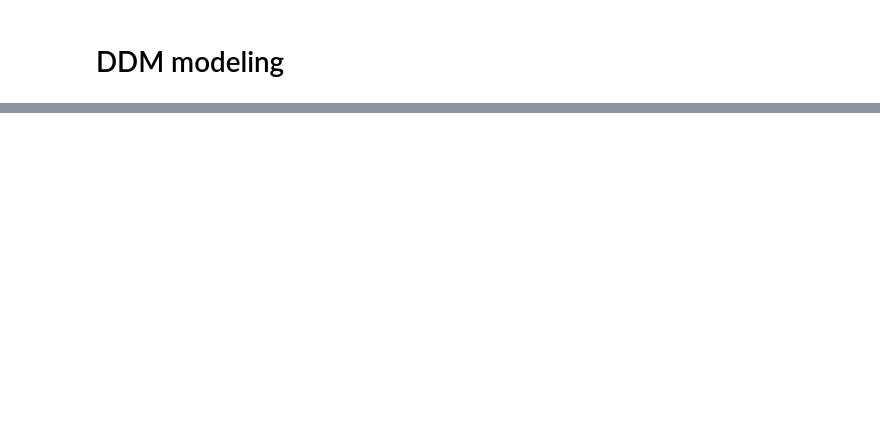
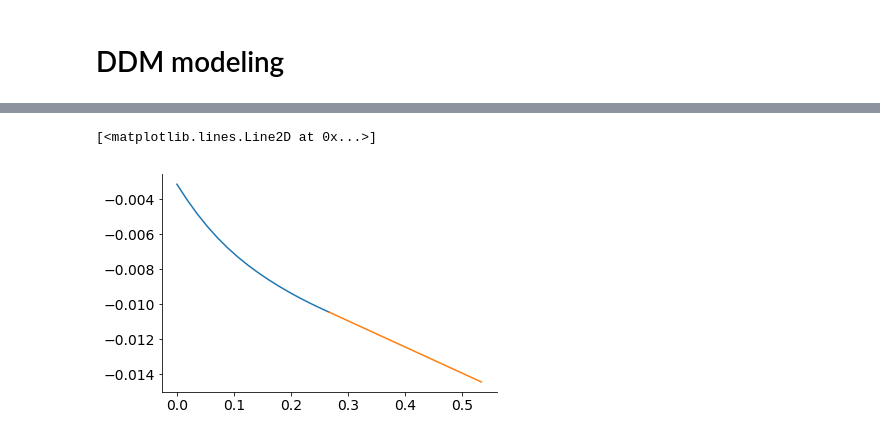
Before and after one commit to cherepaha/initiation, a Jupyter notebook: steering_data_analysis.ipynb, the cells around one changed output, grey strips where cells are left out. Cells and saved outputs as stored; diff of their text form; code cells hidden in the pictures; blank space fills up the shorter version.

```diff
--- a/steering_data_analysis.ipynb
+++ b/steering_data_analysis.ipynb
@@ -330,0 +300,11 @@ def run_sim(c, b, p_exp, n_sim):
+# %%
+p_exp = p_dynamics_lk.loc[1,1,4]
+t_exp = np.linspace(0, len(p_exp)/60, len(p_exp))
+t_extra = np.linspace(len(p_exp)/60, 2*len(p_exp)/60, len(p_exp))
+# %%
+plt.plot(t_exp, p_exp)
+
+plt.plot(t_extra, p_extra(t_extra))
+# %% [output]
+[<matplotlib.lines.Line2D at 0x...>]
+[figure, added]
```
Also changed, not shown: parts of 13 cells of this notebook.
